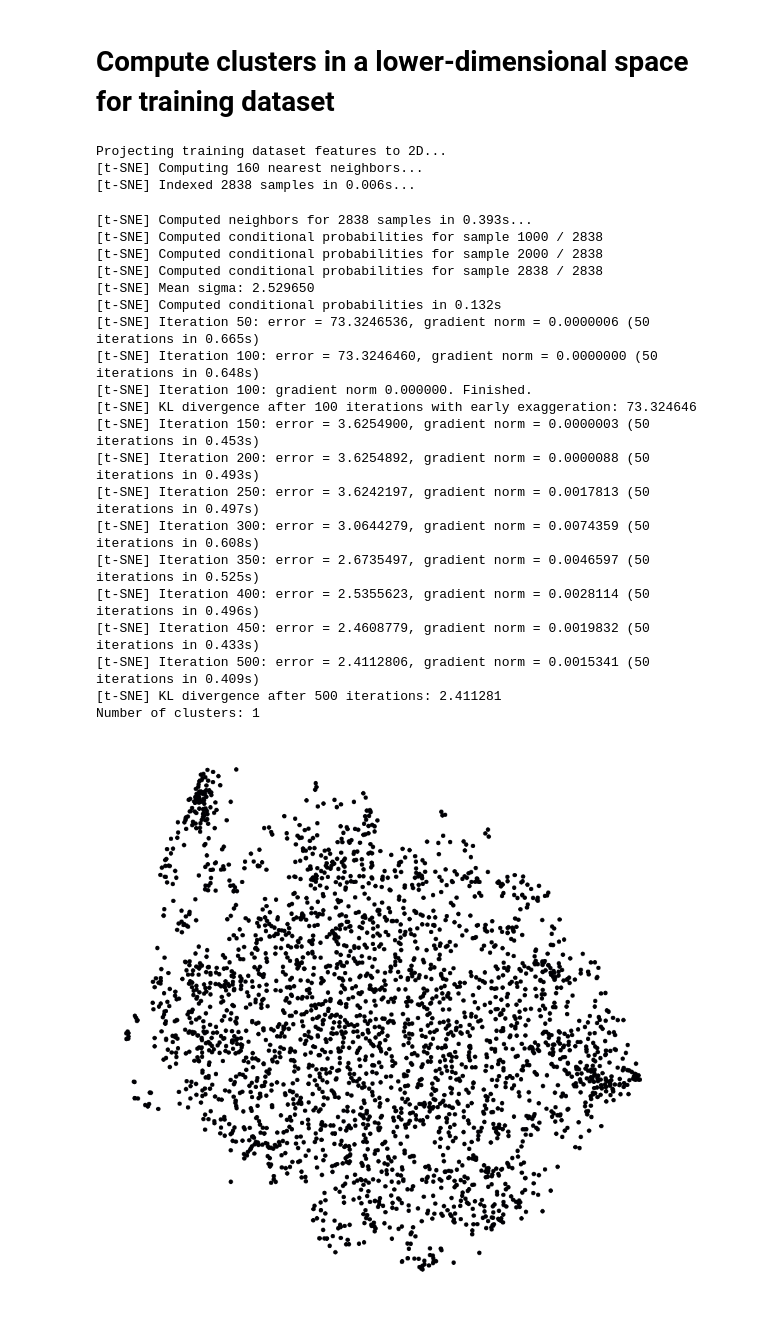
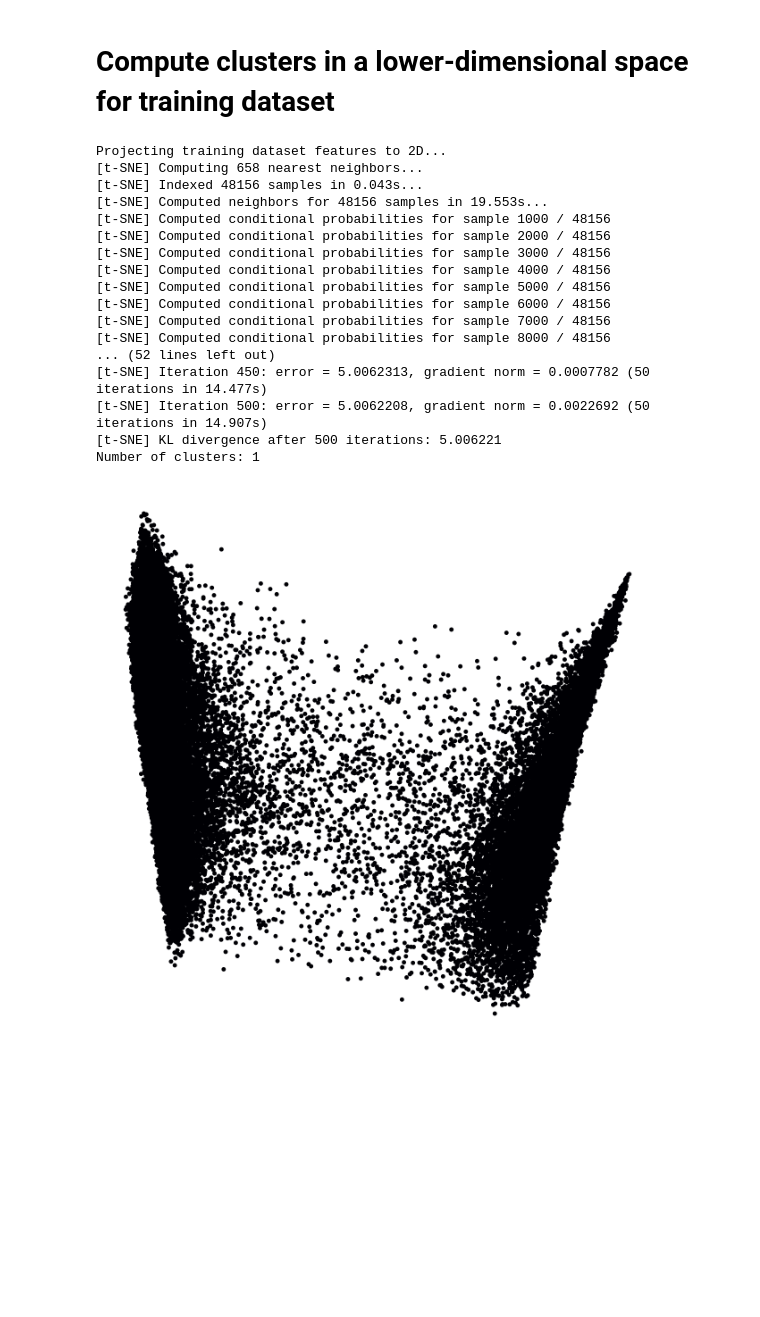
Before and after one commit to towardsautonomy/DatasetEquity, a Jupyter notebook: data_analysis/bdd100k_dataset_distribution_analysis.ipynb, the cells around one changed output. Drawn from its saved outputs; the diff is of its cells as text; code cells hidden in the pictures; blank space fills up the shorter version.

```diff
--- a/data_analysis/bdd100k_dataset_distribution_analysis.ipynb
+++ b/data_analysis/bdd100k_dataset_distribution_analysis.ipynb
@@ -102,10 +102,10 @@ Number of data samples in the set: 48156
 # %% [markdown]
 # Define paths and dataset
 # %%
-DEV_ROOT = '/s/dat/UserFolders/xzhan258/private_dev/DatasetEquity/YOLOP'
+DEV_ROOT = '/s/dat/UserFolders/xzhan258/private_dev/DatasetEquity/data_analysis/bdd100k'
 dataset_str='bdd100k'
-train_features_fname = os.path.join(DEV_ROOT, f'{dataset_str}_training_features_50k.pkl')
-train_cluster_info_fname = os.path.join(DEV_ROOT, f'{dataset_str}_training_cluster_info_50k.pkl')
+train_features_fname = os.path.join(DEV_ROOT, f'{dataset_str}_training_features.pkl')
+train_cluster_info_fname = os.path.join(DEV_ROOT, f'{dataset_str}_training_cluster_info.pkl')
 # %%
 print(train_features_fname)
 # %% [output]
@@ -174,56 +176,50 @@ print('Projecting training dataset features to 2D...')
 
 num_dimensions = 2
 learning_rate= 1
-num_images = 2838
+num_images = 48156
 verbose = 2
 n_iteraions = 500
 random_num = int(random.random())
 
 tsne = TSNE(n_components=num_dimensions,
             learning_rate = learning_rate,
             perplexity=round(math.sqrt(num_images)),
             random_state = random_num,
             verbose=verbose,
             n_iter=n_iteraions)
 tsne_results = tsne.fit_transform(train_features)
 # find clusters using DBSCAN
 
-db = DBSCAN(eps=0.05 , min_samples=15).fit(tsne_results)
+db = DBSCAN(eps=0.5 , min_samples=5).fit(tsne_results)
 print('Number of clusters: {}'.format(len(np.unique(db.labels_))))
 labels = db.labels_
 
 # visualize the clusters
 fig = plt.figure(figsize=(16,16))
 ax = fig.add_subplot(111)
 # ax = fig.add_subplot(111, projection='3d')
 # ax.scatter(tsne_results[:,0], tsne_results[:,1], tsne_results[:,2], c=labels, cmap='inferno')
 ax.scatter(tsne_results[:,0], tsne_results[:,1], c=labels, cmap='inferno')
 plt.axis('off')
 
 plt.savefig(os.path.join(DEV_ROOT, f'{dataset_str}_training_clusters_50k.png'), bbox_inches='tight', pad_inches=0)
 plt.show()
 # %% [output]
 Projecting training dataset features to 2D...
-[t-SNE] Computing 160 nearest neighbors...
-[t-SNE] Indexed 2838 samples in 0.006s...
+[t-SNE] Computing 658 nearest neighbors...
+[t-SNE] Indexed 48156 samples in 0.043s...
+[t-SNE] Computed neighbors for 48156 samples in 19.553s...
+[t-SNE] Computed conditional probabilities for sample 1000 / 48156
+[t-SNE] Computed conditional probabilities for sample 2000 / 48156
+[t-SNE] Computed conditional probabilities for sample 3000 / 48156
+[t-SNE] Computed conditional probabilities for sample 4000 / 48156
+[t-SNE] Computed conditional probabilities for sample 5000 / 48156
+[t-SNE] Computed conditional probabilities for sample 6000 / 48156
+[t-SNE] Computed conditional probabilities for sample 7000 / 48156
+[t-SNE] Computed conditional probabilities for sample 8000 / 48156
+... (52 lines left out)
+[t-SNE] Iteration 450: error = 5.0062313, gradient norm = 0.0007782 (50 iterations in 14.477s)
+[t-SNE] Iteration 500: error = 5.0062208, gradient norm = 0.0022692 (50 iterations in 14.907s)
+[t-SNE] KL divergence after 500 iterations: 5.006221
+Number of clusters: 1
-[t-SNE] Computed neighbors for 2838 samples in 0.393s...
-[t-SNE] Computed conditional probabilities for sample 1000 / 2838
-[t-SNE] Computed conditional probabilities for sample 2000 / 2838
-[t-SNE] Computed conditional probabilities for sample 2838 / 2838
-[t-SNE] Mean sigma: 2.529650
-[t-SNE] Computed conditional probabilities in 0.132s
-[t-SNE] Iteration 50: error = 73.3246536, gradient norm = 0.0000006 (50 iterations in 0.665s)
-[t-SNE] Iteration 100: error = 73.3246460, gradient norm = 0.0000000 (50 iterations in 0.648s)
-[t-SNE] Iteration 100: gradient norm 0.000000. Finished.
-[t-SNE] KL divergence after 100 iterations with early exaggeration: 73.324646
-[t-SNE] Iteration 150: error = 3.6254900, gradient norm = 0.0000003 (50 iterations in 0.453s)
-[t-SNE] Iteration 200: error = 3.6254892, gradient norm = 0.0000088 (50 iterations in 0.493s)
-[t-SNE] Iteration 250: error = 3.6242197, gradient norm = 0.0017813 (50 iterations in 0.497s)
-[t-SNE] Iteration 300: error = 3.0644279, gradient norm = 0.0074359 (50 iterations in 0.608s)
-[t-SNE] Iteration 350: error = 2.6735497, gradient norm = 0.0046597 (50 iterations in 0.525s)
-[t-SNE] Iteration 400: error = 2.5355623, gradient norm = 0.0028114 (50 iterations in 0.496s)
-[t-SNE] Iteration 450: error = 2.4608779, gradient norm = 0.0019832 (50 iterations in 0.433s)
-[t-SNE] Iteration 500: error = 2.4112806, gradient norm = 0.0015341 (50 iterations in 0.409s)
-[t-SNE] KL divergence after 500 iterations: 2.411281
-Number of clusters: 1
-[figure, old version]
+[figure, new version]
```
Also changed, not shown: parts of 8 cells of this notebook.
